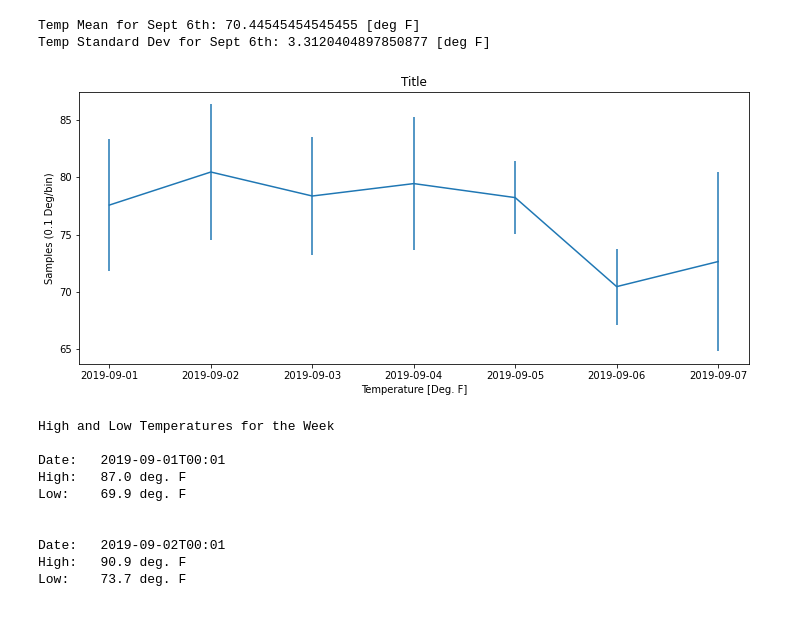
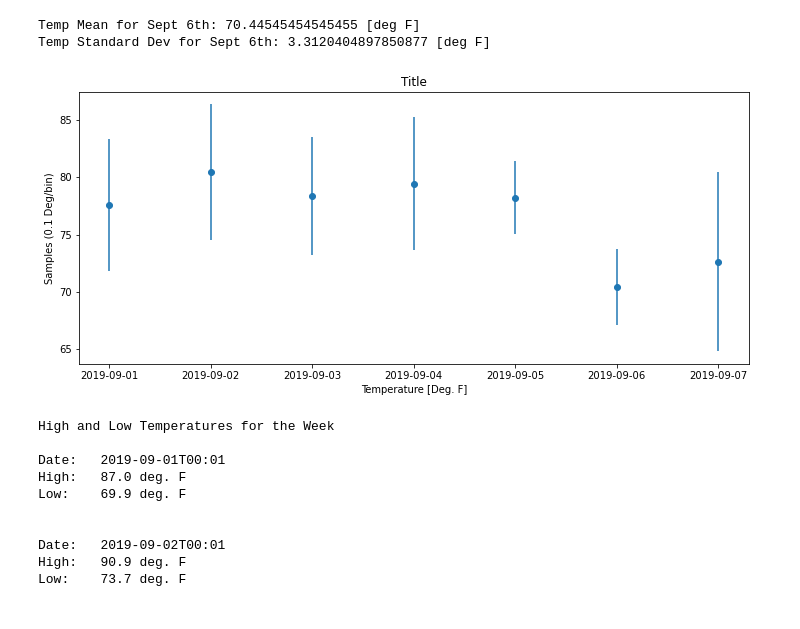
Before and after one commit to justinyed/Simple_Statistics_and_Data_Cleaning_of_Weather_Data, a Jupyter notebook: src/week4_weather_statistics.ipynb, the cells around one changed output. Cells and saved outputs as stored; diff of their text form; code cells hidden in the pictures.

```diff
--- a/src/week4_weather_statistics.ipynb
+++ b/src/week4_weather_statistics.ipynb
@@ -122,12 +122,12 @@ for i in range(1, 8):
 # %%
 plt.figure(figsize=(fig_x, fig_y))
 plt.title("Title")
 plt.xlabel("Temperature [Deg. F]")
 plt.ylabel("Samples (0.1 Deg/bin)")
-plt.errorbar(temperature_dates, temperature_means, yerr=temperature_stdev)
+plt.errorbar(temperature_dates, temperature_means, yerr=temperature_stdev, fmt="o")
 plt.show()
 # %% [output]
-[figure, old version]
+[figure, new version]
 # %%
 print("High and Low Temperatures for the Week\n")
 k = 0
```
Also changed, not shown: parts of 4 cells of this notebook, 6 other files.
